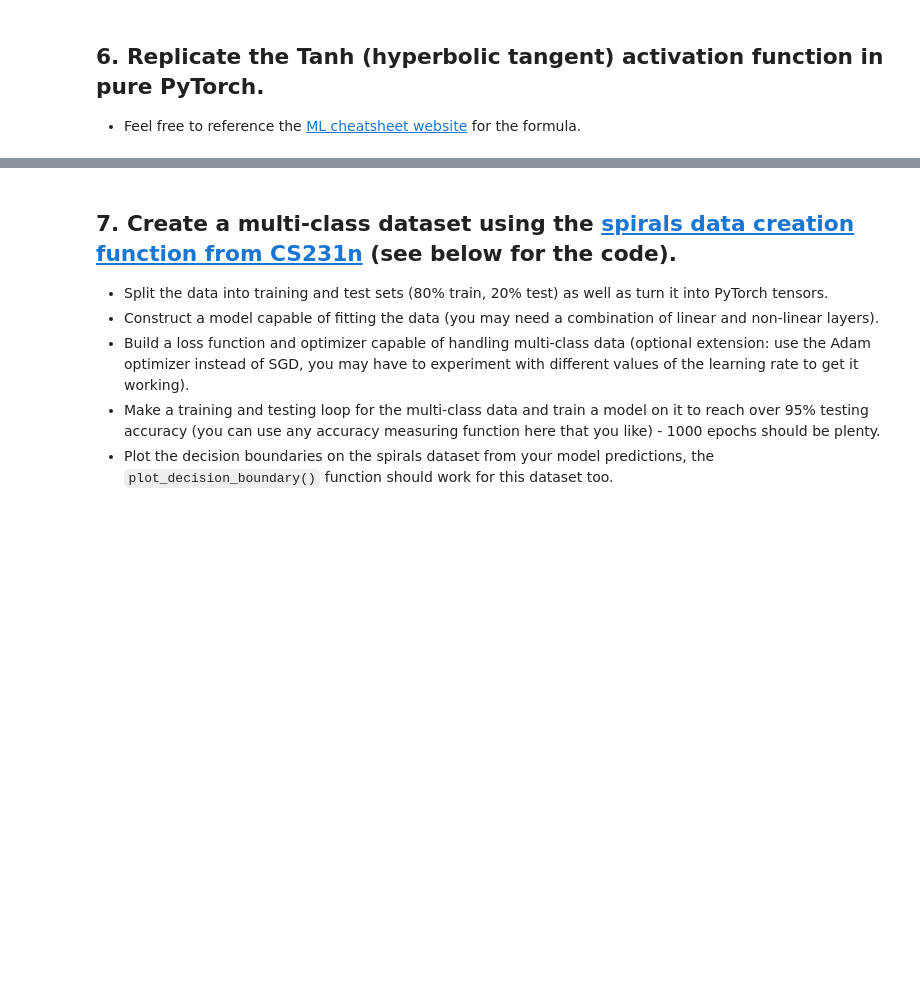
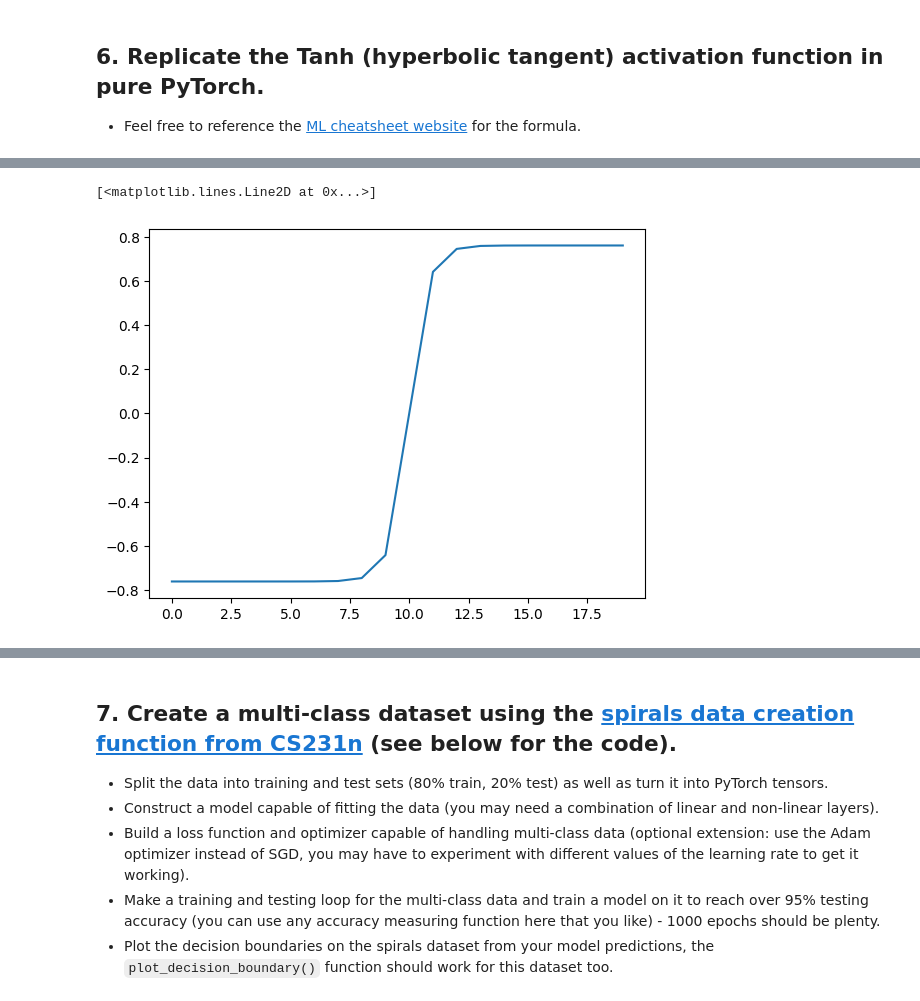
Before and after one commit to Babar-mir/Deep-Learning-Fundamentals, a Jupyter notebook: extras/exercises/02_pytorch_classification_exercises.ipynb, the cells around one changed output, grey strips where cells are left out. Saved outputs shown, nothing was run; the diff lists cells and outputs as text; code cells hidden in the pictures; blank space fills up the shorter version.

```diff
--- a/extras/exercises/02_pytorch_classification_exercises.ipynb
+++ b/extras/exercises/02_pytorch_classification_exercises.ipynb
@@ -200,4 +335,9 @@ def plot_decision_boundary(model, X, y):
 # %%
 # Test torch.tanh() on the tensor and plot it
+A= torch.tanh(A)
+plt.plot(A)
+# %% [output]
+[<matplotlib.lines.Line2D at 0x...>]
+[figure, added]
 # %%
 # Replicate torch.tanh() and plot it
```
Also changed, not shown: parts of 26 cells of this notebook.
